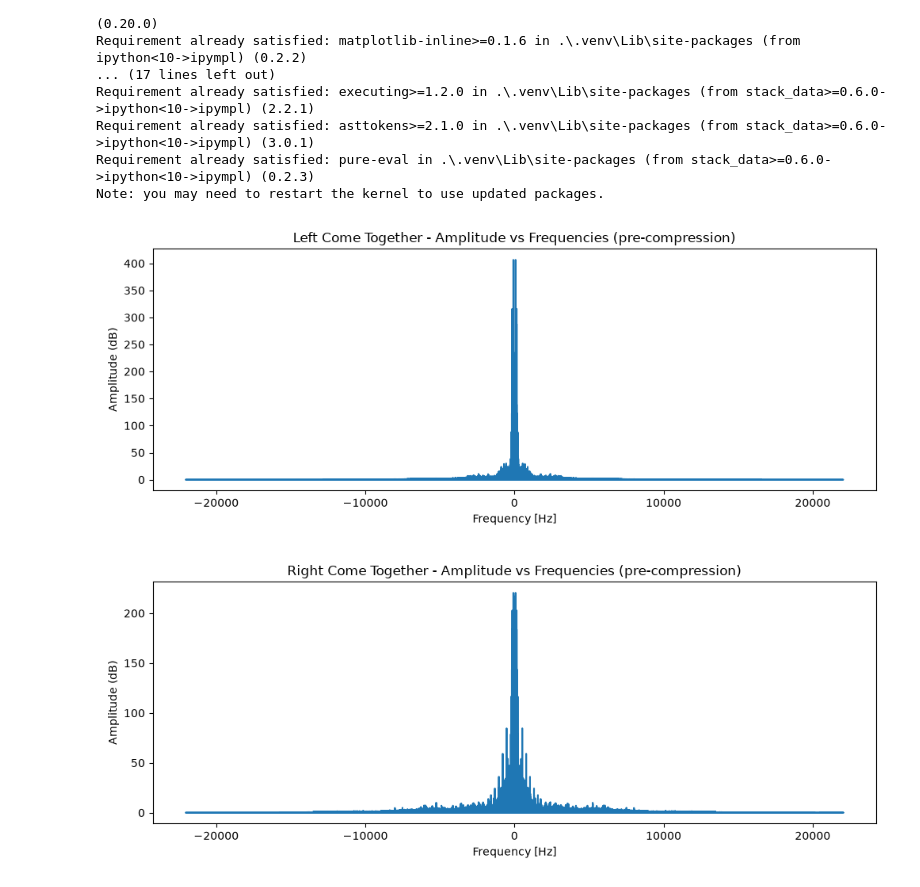
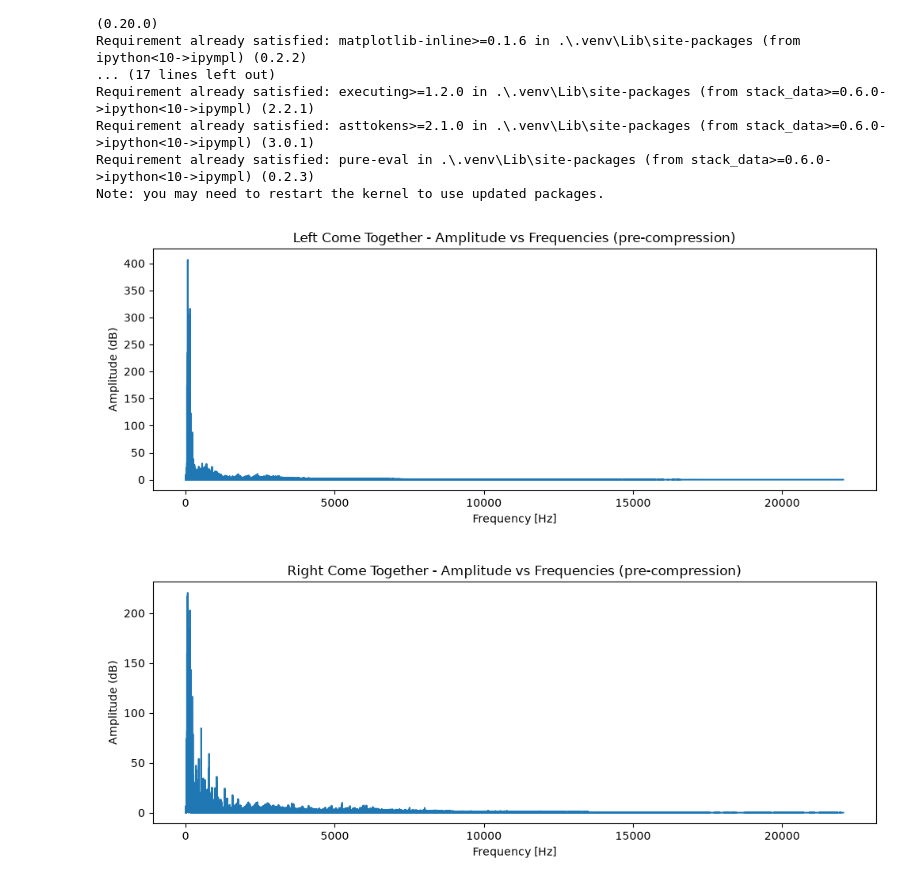
Before and after one commit to EranMaor/Audio-Processing, a Jupyter notebook: fourier.ipynb, the cells around one changed output. Cells and saved outputs as stored; diff of their text form; code cells hidden in the pictures.

Commit message:
Iteration 2.2: Remake with rfft

```diff
--- a/fourier.ipynb
+++ b/fourier.ipynb
@@ -34,13 +34,21 @@ def transform(file_name):
     left_data = data[:, 0]
     right_data = data[:, 1]
 
-    f_transform_left = fft(left_data)
-    f_left = fftfreq(len(left_data), 1/sample_rate)
-    amplitude_left = np.abs(f_transform_left) / (len(left_data) / 2)
+    length=len(left_data)/2
+    f_transform_left = rfft(left_data)
+    f_left = rfftfreq(len(left_data), 1/sample_rate)
+    amplitude_left = np.abs(f_transform_left) / length
 
-    f_transform_right = fft(right_data)
-    f_right = fftfreq(len(right_data), 1/sample_rate)
-    amplitude_right = np.abs(f_transform_right) / (len(right_data) / 2)
+    f_transform_right = rfft(right_data)
+    f_right = rfftfreq(len(right_data), 1/sample_rate)
+    amplitude_right = np.abs(f_transform_right) / length
+
+    # amplitude_right[0] = amplitude_right[0] / 2
+    # amplitude_left[0] = amplitude_left[0] / 2
+    # if len(right_data) % 2 == 0:
+    #     amplitude_right[-1] = amplitude_right[-1] / 2
+    # if len(left_data) % 2 == 0:
+    #     amplitude_left[-1] = amplitude_left[-1] / 2
 
     return left_data, f_transform_left, f_left, amplitude_left, right_data, f_transform_right, f_right, amplitude_right, sample_rate
 # %%
@@ -53,14 +61,12 @@ def plot(x, y, title, xlabel, ylabel):
     plt.tight_layout()
     plt.show()
 # %%
-right_limit = 23000
-
 left_data, f_transform_left, f_left, amplitude_left, right_data, f_transform_right, f_right, amplitude_right, sample_rate = transform('come_together.wav')
 plot(f_left, amplitude_left,  'Left Come Together - Amplitude vs Frequencies (pre-compression)', 'Frequency [Hz]', 'Amplitude (dB)')
 plot(f_right,  amplitude_right,  'Right Come Together - Amplitude vs Frequencies (pre-compression)', 'Frequency [Hz]', 'Amplitude (dB)')
 # %% [output]
-[figure, old version]
+[figure, new version]
-[figure, old version]
+[figure, new version]
 # %%
 def remove_dc_offset(f_transform):
     f_transform[0] = 0
```
Also changed, not shown: parts of 8 cells of this notebook, 2 other files.
